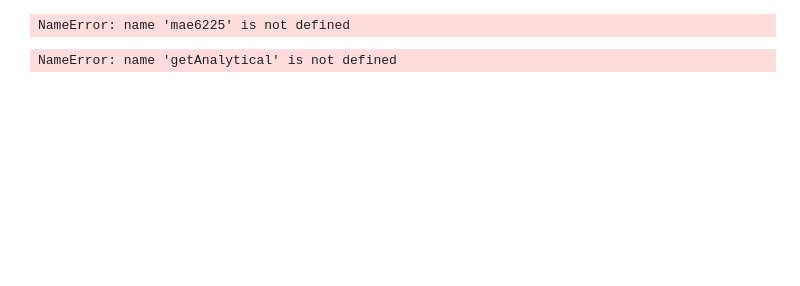
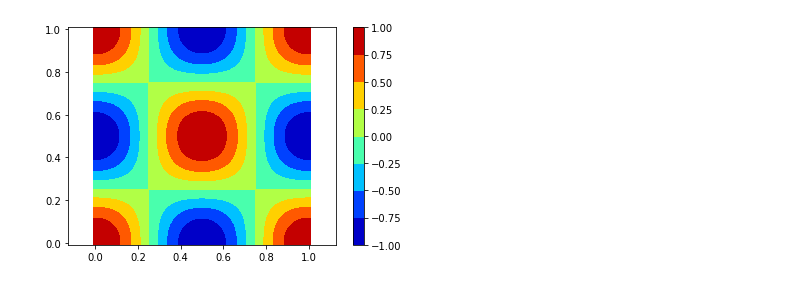
Before and after one commit to akashdhruv/FlowX, a Jupyter notebook: example.ipynb, the cells around one changed output. Drawn from its saved outputs; the diff is of its cells as text; code cells hidden in the pictures; blank space fills up the shorter version.

Commit message:
Adding final Poisson/IO units and example.ipynb

```diff
--- a/example.ipynb
+++ b/example.ipynb
@@ -6,24 +7,19 @@ SyntaxError: invalid syntax (__init__.py, line 3)
 # %%
+# Define grid parameters
 ivar = 0
 rvar = 1
 asol = 2
 eror = 3
 
-cent = 4
+center_vars = 4
 
-nx = 20
-ny = 20
+nx = 50
+ny = 50
 
 xmin = 0
 xmax = 1
 
-ymin = 1
+ymin = 0
 ymax = 1
 
-grid = mae6225.Grid(cent,nx,ny,xmin,xmax,ymin,ymax)
+grid = mae6225.Grid(center_vars,nx,ny,xmin,xmax,ymin,ymax)
-# %% [output]
-NameError: name 'mae6225' is not defined
-# %%
-poisson.getAnalytical(grid,asol)
-# %% [output]
-NameError: name 'getAnalytical' is not defined
@@ -29,0 +29,5 @@ NameError: name 'getAnalytical' is not defined
+# %%
+# Plot the exact solution
+mae6225.IO.plotContour(grid,asol)
+# %% [output]
+[figure, added]
```
Also changed, not shown: parts of 10 cells of this notebook, 5 other files.
